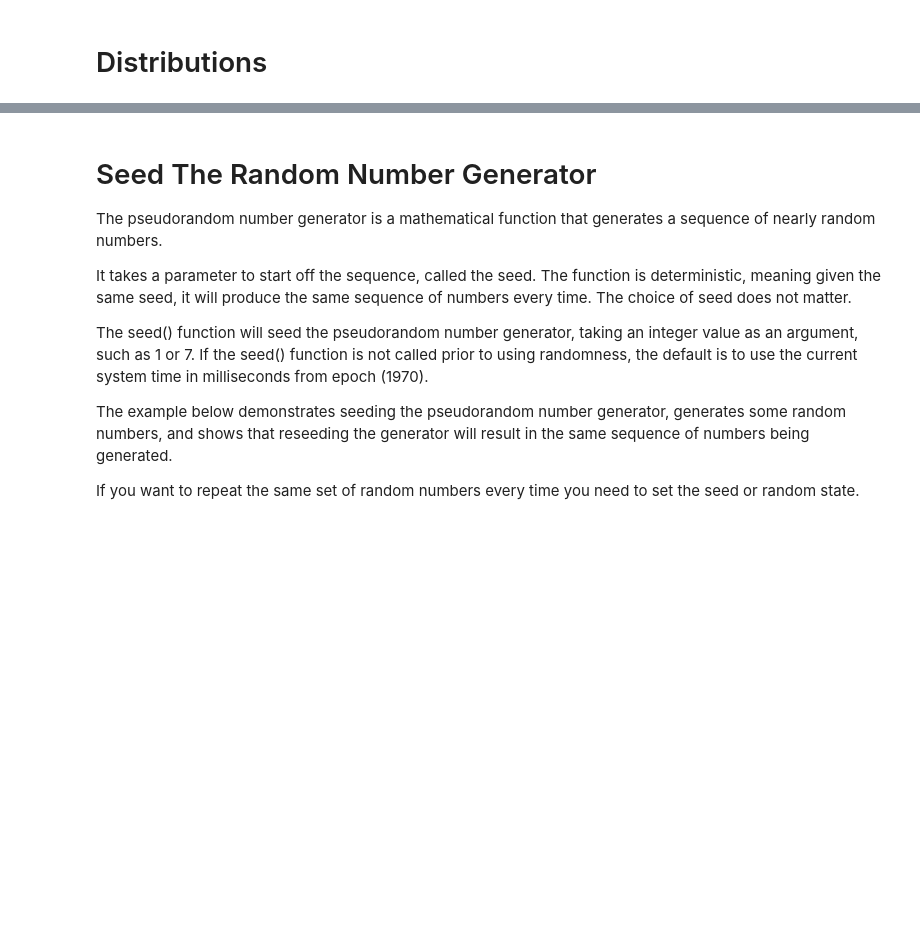
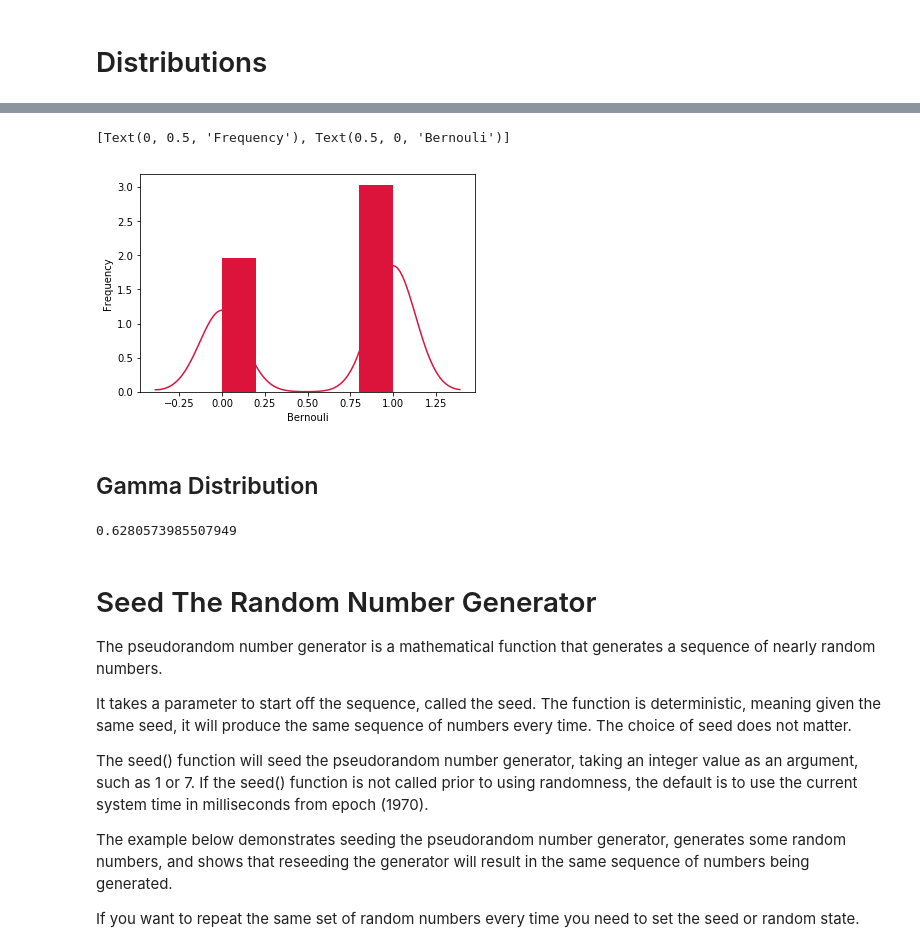
Before and after one commit to pauladaly/Programming-DA-Assignment-2019, a Jupyter notebook: Programming-DA-Assignment-2019.ipynb, the cells around one changed output, grey strips where cells are left out. Cells and saved outputs as stored; diff of their text form; code cells hidden in the pictures; blank space fills up the shorter version.

```diff
--- a/Programming-DA-Assignment-2019.ipynb
+++ b/Programming-DA-Assignment-2019.ipynb
@@ -122,3 +175,20 @@ SyntaxError: invalid syntax (<ipython-input-46-a6dcf76bfd46>, line 1)
+# %%
+from scipy.stats import bernoulli
+import seaborn as sb
+
+data_bern = bernoulli.rvs(size=1000, p=0.6)
+ax = sb.distplot(data_bern, kde=True, color='crimson', hist_kws={"linewidth": 25,'alpha':1})
+ax.set(xlabel='Bernouli', ylabel='Frequency')
+# %% [output]
+[Text(0, 0.5, 'Frequency'), Text(0.5, 0, 'Bernouli')]
+[figure, added]
+# %% [markdown]
+## Gamma Distribution
+# %%
+import numpy as np
+np.random.gamma(1,1)
+# %% [output]
+0.6280573985507949
 # %% [markdown]
 # Seed The Random Number Generator
 The pseudorandom number generator is a mathematical function that generates a sequence of nearly random numbers.
```
Also changed, not shown: parts of 18 cells of this notebook, 1 other file.
